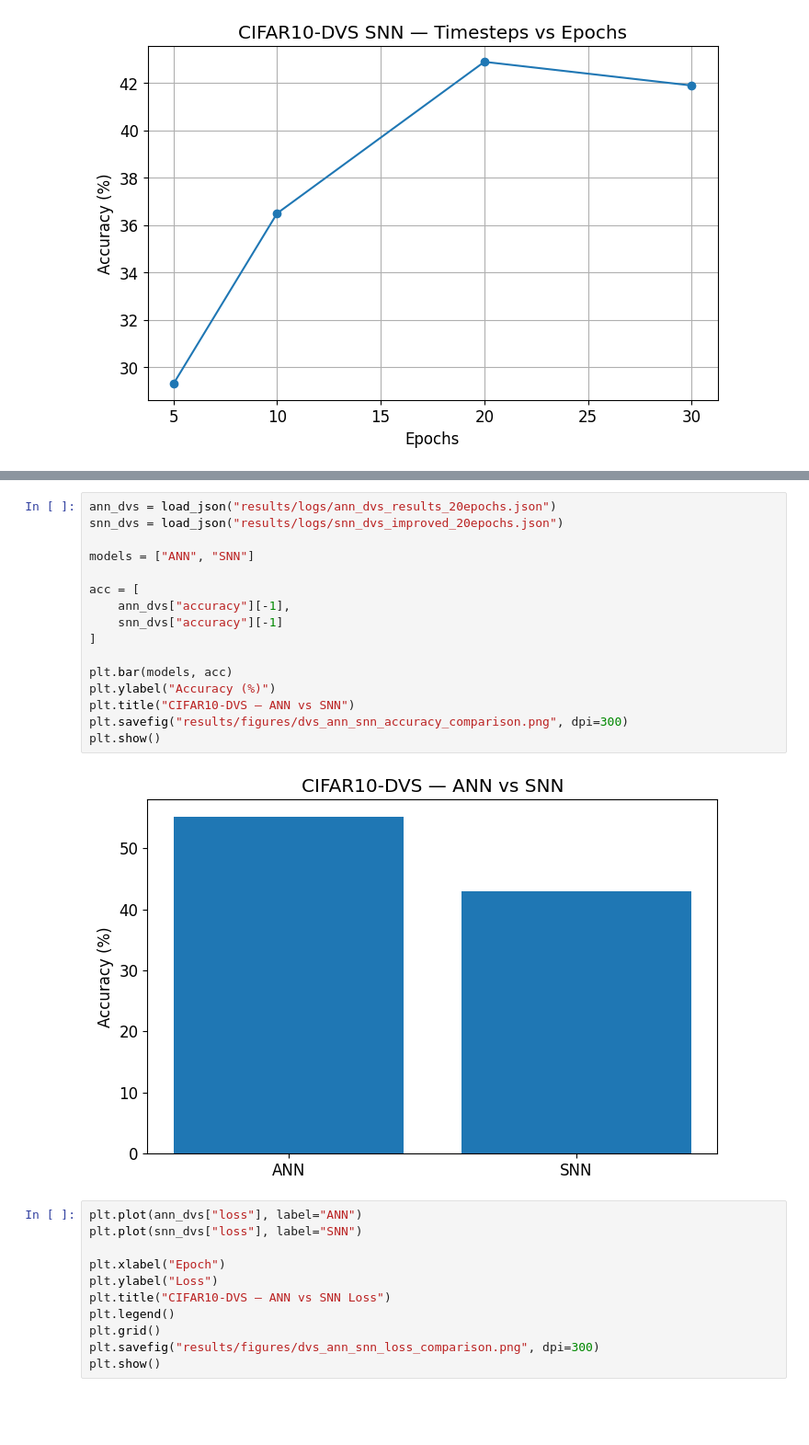
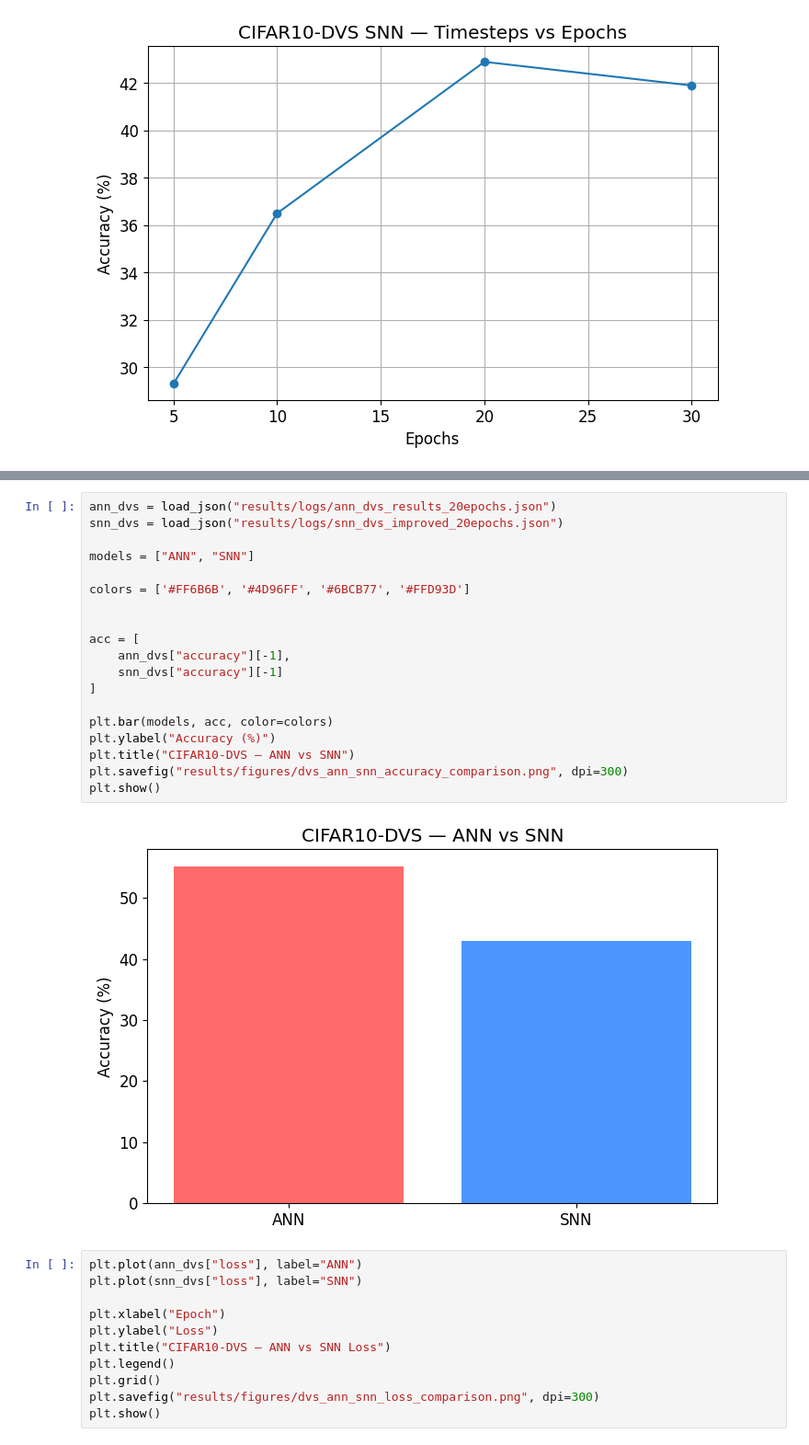
Before and after one commit to julenlegido/SpikingNeuralNetworks, a Jupyter notebook: notebooks/temporal_datasets.ipynb, the cells around one changed output, grey strips where cells are left out. Shown at 92% size. Cells and saved outputs as stored; diff of their text form; blank space fills up the shorter version.

```diff
--- a/notebooks/temporal_datasets.ipynb
+++ b/notebooks/temporal_datasets.ipynb
@@ -277,21 +455,24 @@ plt.show()
 # %%
 ann_dvs = load_json("results/logs/ann_dvs_results_20epochs.json")
 snn_dvs = load_json("results/logs/snn_dvs_improved_20epochs.json")
 
 models = ["ANN", "SNN"]
 
+colors = ['#FF6B6B', '#4D96FF', '#6BCB77', '#FFD93D']
+
+
 acc = [
     ann_dvs["accuracy"][-1],
     snn_dvs["accuracy"][-1]
 ]
 
-plt.bar(models, acc)
+plt.bar(models, acc, color=colors)
 plt.ylabel("Accuracy (%)")
 plt.title("CIFAR10-DVS — ANN vs SNN")
 plt.savefig("results/figures/dvs_ann_snn_accuracy_comparison.png", dpi=300)
 plt.show()
 # %% [output]
-[figure, old version]
+[figure, new version]
 # %%
 plt.plot(ann_dvs["loss"], label="ANN")
 plt.plot(snn_dvs["loss"], label="SNN")
```
Also changed, not shown: parts of 11 cells of this notebook, 9 other files.
